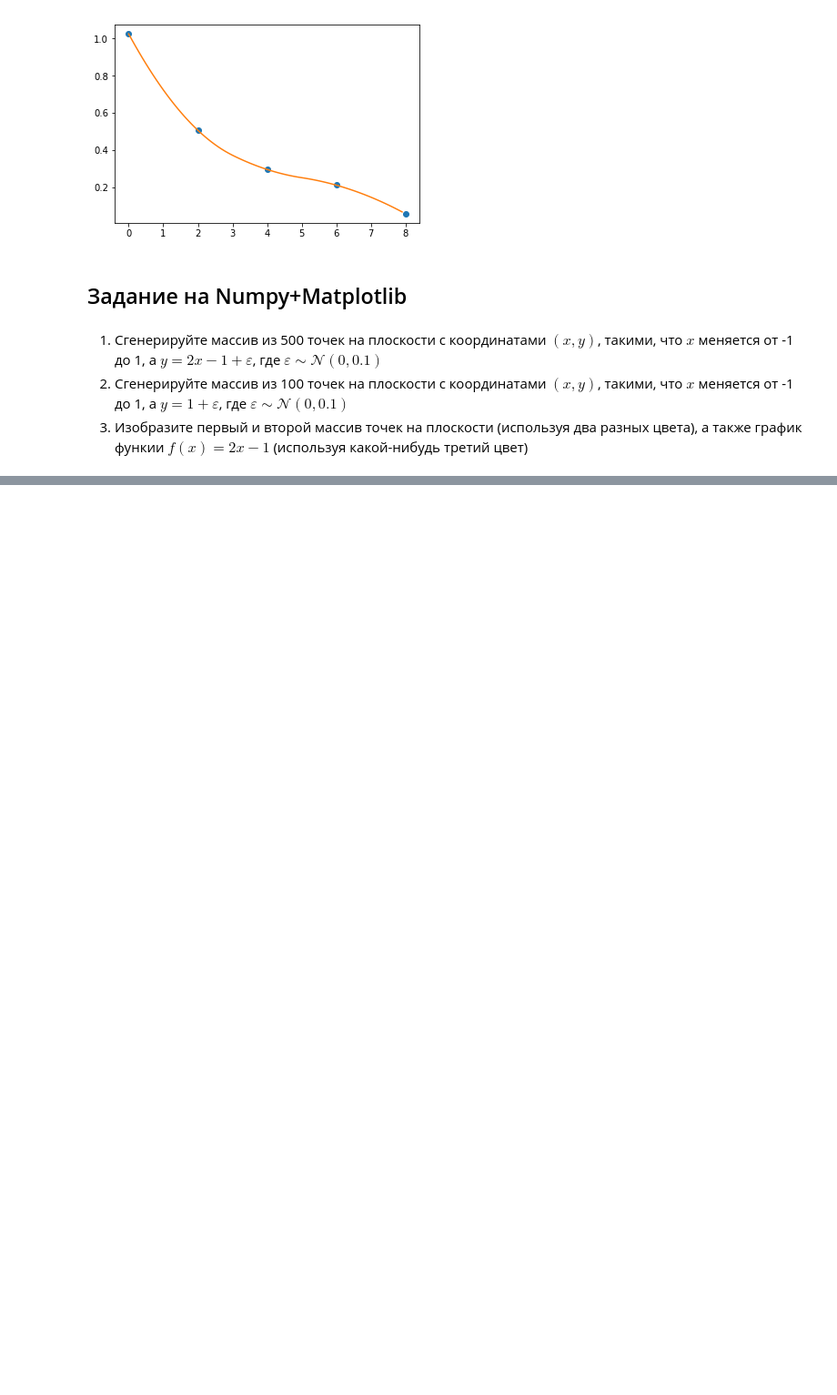
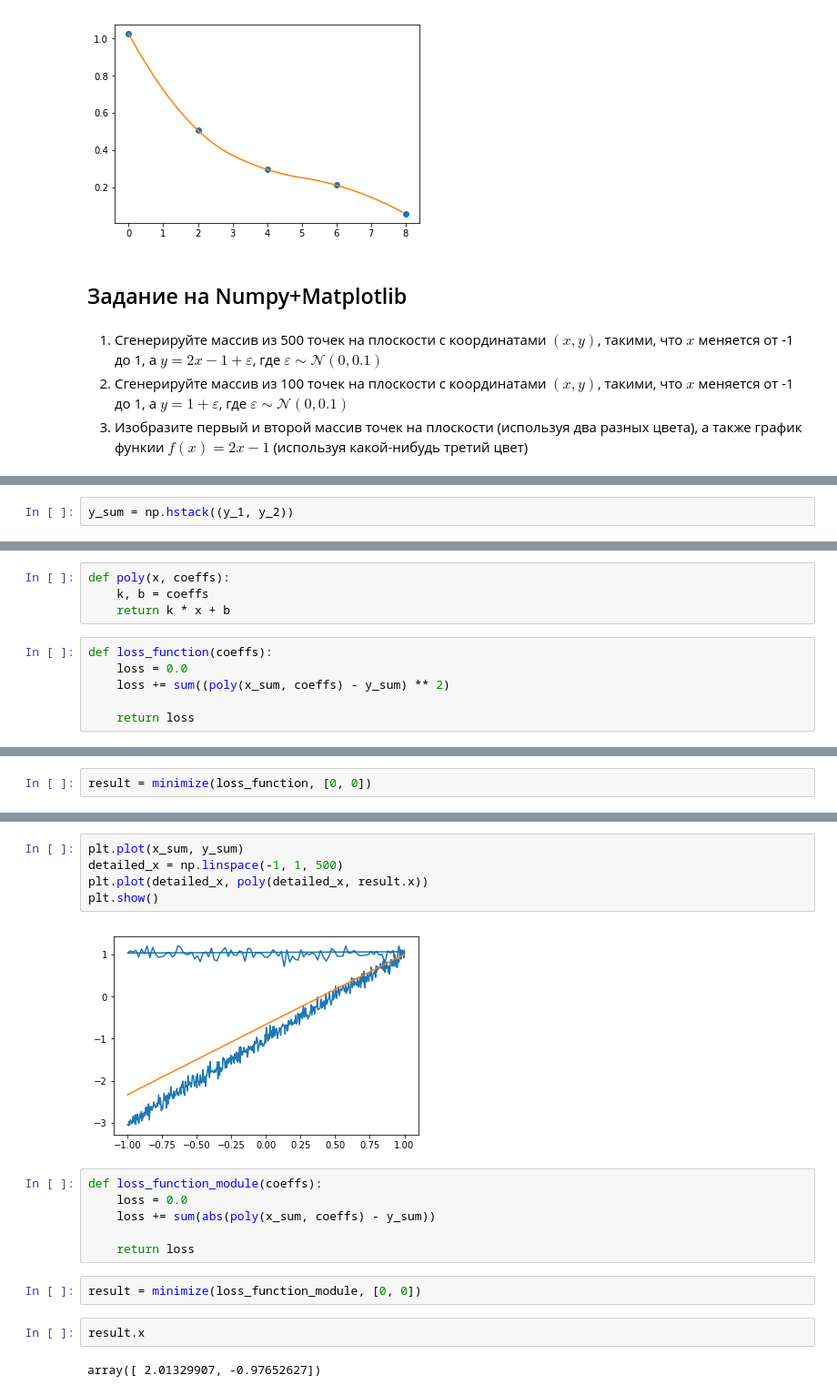
Before and after one commit to guraleks/SBT_Python_HW, a Jupyter notebook: 7_numpy_scipy_matplotlib_sklearn.ipynb, the cells around one changed output, grey strips where cells are left out. Shown at 91% size. Drawn from its saved outputs; the diff is of its cells as text; blank space fills up the shorter version.

```diff
--- a/7_numpy_scipy_matplotlib_sklearn.ipynb
+++ b/7_numpy_scipy_matplotlib_sklearn.ipynb
@@ -287,0 +294,2 @@ y = 2 * x - 1 + np.random.randn(500)
+# %%
+y_sum = np.hstack((y_1, y_2))
@@ -287,0 +307,10 @@ y = 2 * x - 1 + np.random.randn(500)
+# %%
+def poly(x, coeffs):
+    k, b = coeffs
+    return k * x + b
+# %%
+def loss_function(coeffs):
+    loss = 0.0
+    loss += sum((poly(x_sum, coeffs) - y_sum) ** 2)
+
+    return loss
@@ -288 +319,3 @@ y = 2 * x - 1 + np.random.randn(500)
+# %%
+result = minimize(loss_function, [0, 0])
 # %%
@@ -309,0 +325,19 @@ plt.show
+# %%
+plt.plot(x_sum, y_sum)
+detailed_x = np.linspace(-1, 1, 500)
+plt.plot(detailed_x, poly(detailed_x, result.x))
+plt.show()
+# %% [output]
+[figure, added]
+# %%
+def loss_function_module(coeffs):
+    loss = 0.0
+    loss += sum(abs(poly(x_sum, coeffs) - y_sum))
+
+    return loss
+# %%
+result = minimize(loss_function_module, [0, 0])
+# %%
+result.x
+# %% [output]
+array([ 2.01329907, -0.97652627])
```
Also changed, not shown: parts of 23 cells of this notebook.
